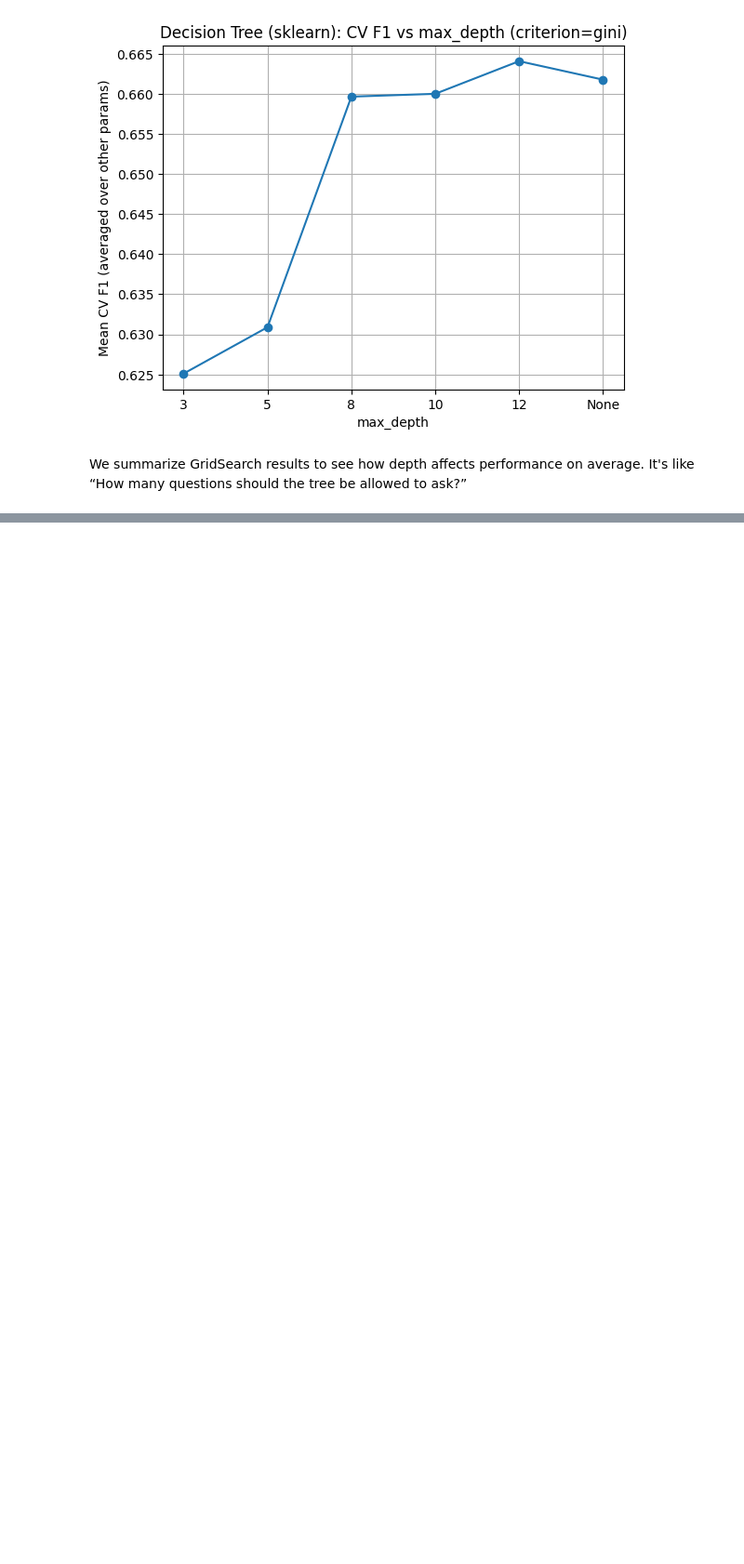
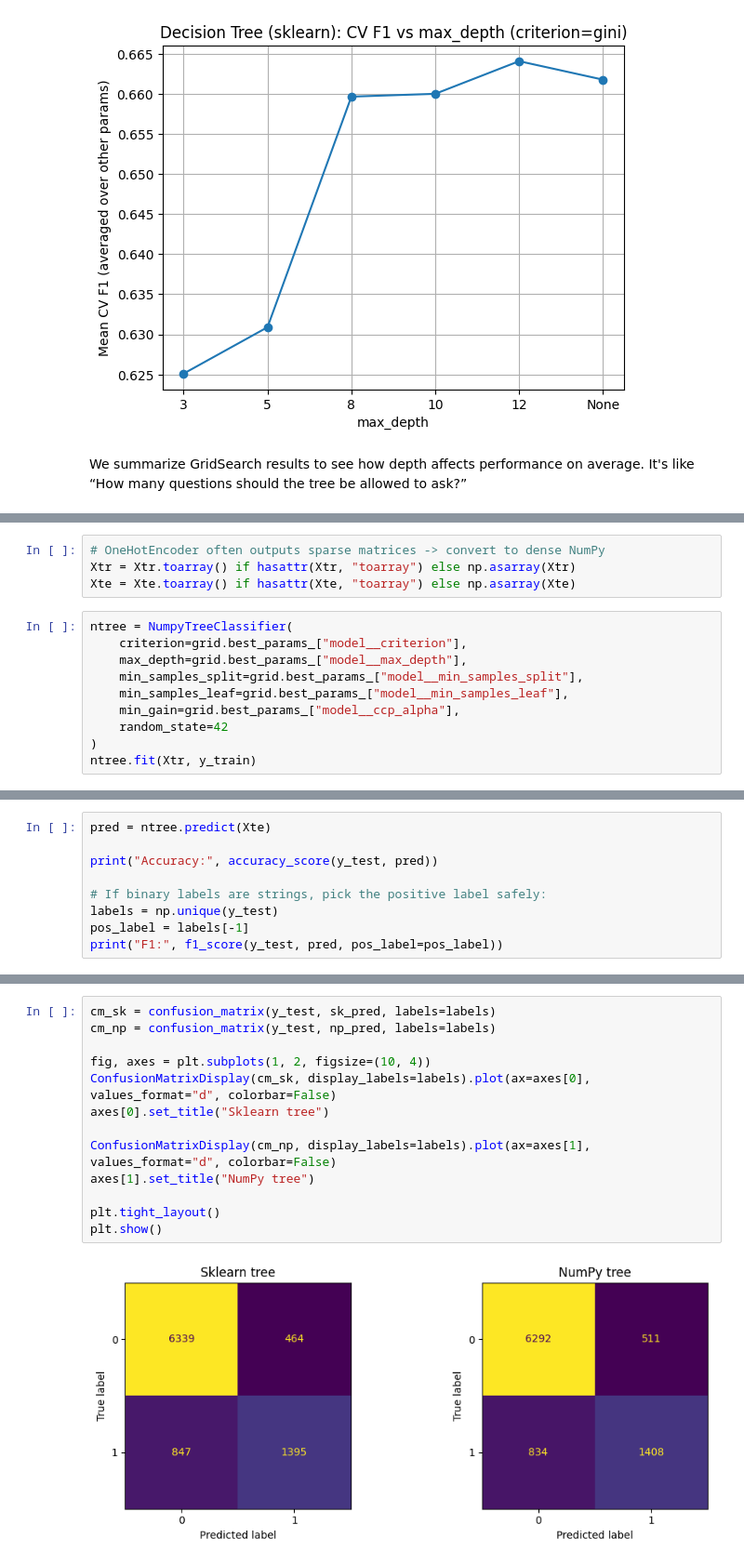
Before and after one commit to Ji980420/Project-ML_VU, a Jupyter notebook: First_tree.ipynb, the cells around one changed output, grey strips where cells are left out. Shown at 93% size. Drawn from its saved outputs; the diff is of its cells as text; blank space fills up the shorter version.

```diff
--- a/First_tree.ipynb
+++ b/First_tree.ipynb
@@ -456,0 +634,14 @@ We summarize GridSearch results to see how depth affects performance on average.
+# %%
+# OneHotEncoder often outputs sparse matrices -> convert to dense NumPy
+Xtr = Xtr.toarray() if hasattr(Xtr, "toarray") else np.asarray(Xtr)
+Xte = Xte.toarray() if hasattr(Xte, "toarray") else np.asarray(Xte)
+# %%
+ntree = NumpyTreeClassifier(
+    criterion=grid.best_params_["model__criterion"],
+    max_depth=grid.best_params_["model__max_depth"],
+    min_samples_split=grid.best_params_["model__min_samples_split"],
+    min_samples_leaf=grid.best_params_["model__min_samples_leaf"],
+    min_gain=grid.best_params_["model__ccp_alpha"],
+    random_state=42
+)
+ntree.fit(Xtr, y_train)
@@ -456,0 +650,9 @@ We summarize GridSearch results to see how depth affects performance on average.
+# %%
+pred = ntree.predict(Xte)
+
+print("Accuracy:", accuracy_score(y_test, pred))
+
+# If binary labels are strings, pick the positive label safely:
+labels = np.unique(y_test)
+pos_label = labels[-1]
+print("F1:", f1_score(y_test, pred, pos_label=pos_label))
@@ -456,0 +730,15 @@ We summarize GridSearch results to see how depth affects performance on average.
+# %%
+cm_sk = confusion_matrix(y_test, sk_pred, labels=labels)
+cm_np = confusion_matrix(y_test, np_pred, labels=labels)
+
+fig, axes = plt.subplots(1, 2, figsize=(10, 4))
+ConfusionMatrixDisplay(cm_sk, display_labels=labels).plot(ax=axes[0], values_format="d", colorbar=False)
+axes[0].set_title("Sklearn tree")
+
+ConfusionMatrixDisplay(cm_np, display_labels=labels).plot(ax=axes[1], values_format="d", colorbar=False)
+axes[1].set_title("NumPy tree")
+
+plt.tight_layout()
+plt.show()
+# %% [output]
+[figure, added]
```
Also changed, not shown: parts of 18 cells of this notebook.
